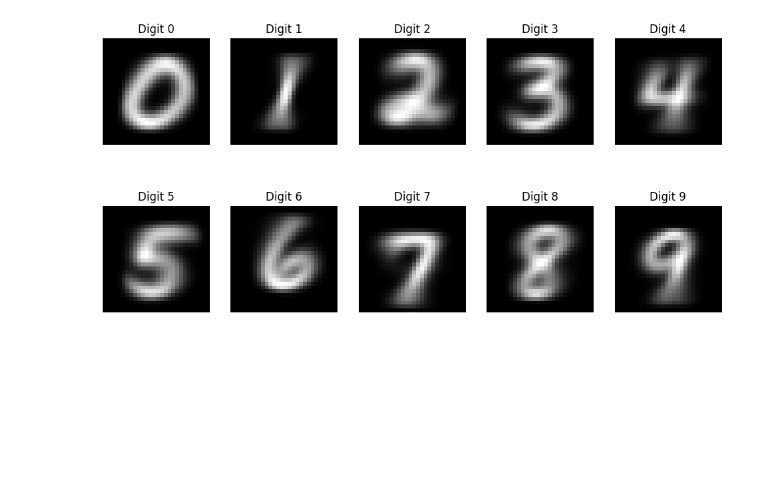
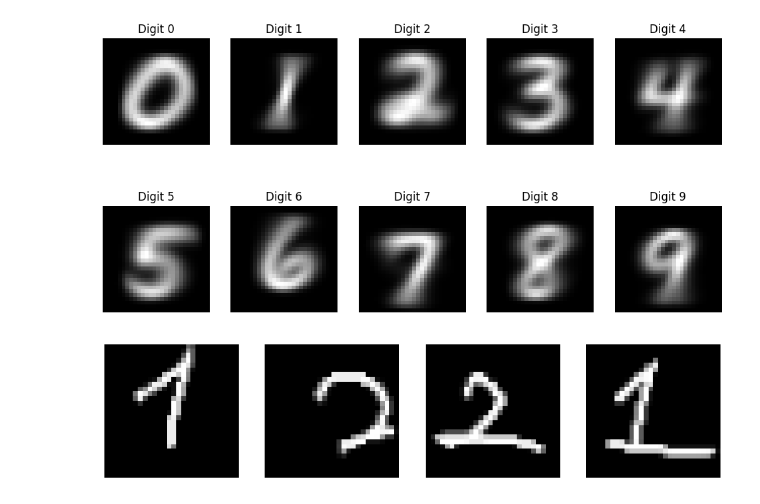
Before and after one commit to marwanG12/digit-recognizer, a Jupyter notebook: DigitRecognizer.ipynb, the cells around one changed output. Drawn from its saved outputs; the diff is of its cells as text; code cells hidden in the pictures; blank space fills up the shorter version.

Commit message:
Affichage des dessins des utilisateurs

```diff
--- a/DigitRecognizer.ipynb
+++ b/DigitRecognizer.ipynb
@@ -19,22 +19,30 @@ from tensorflow.keras import layers
 
 from keras.datasets import mnist
 # %%
-
 # Connexion à la base de données MongoDB
 client = MongoClient("mongodb://localhost:27017")
 db = client["DigitRecognizer"]
 train_collection_name = "train"
 test_collection_name = "test"
+drawings_collection_name = "drawings"
+
 
 # Récupération des données d'entraînement et de test
 train_cursor = db[train_collection_name].find()
 test_cursor = db[test_collection_name].find()
+drawings_cursor = db[drawings_collection_name].find()
+
 
 # Conversion des données en DataFrames pandas
 train_data = pd.DataFrame(list(train_cursor), columns=["label"] + [f"pixel{i}" for i in range(784)])
 
 test_data = pd.DataFrame(list(test_cursor), columns=[f"pixel{i}" for i in range(784)])
 
+drawings_data = pd.DataFrame(list(drawings_cursor), columns=["prediction"] + ["pixels"])
+
+
+
+
 #Ferme la connexion à Mongo
 client.close()
 # %%
@@ -160,3 +152,29 @@ for i in range(10):
 plt.show()
 # %% [output]
 [figure]
+# %%
+
+# Afficher les dessins avec les prédictions
+plt.figure(figsize=(12, 6))
+num_drawings_to_display = min(10, len(drawings_data))  # Assurez-vous de ne pas dépasser la taille du DataFrame
+
+for i in range(num_drawings_to_display):
+    plt.subplot(2, 5, i + 1)
+
+    # Extraction des pixels du dessin depuis la colonne "pixels"
+    pixels = drawings_data["pixels"].iloc[i]  # Utilisez "iloc" pour accéder à la ligne par son indice
+    pixels_array = np.array(pixels).reshape(28, 28)
+
+    # Affichage de l'image
+    plt.imshow(pixels_array, cmap='gray')
+
+    # Si vous avez une colonne "label", vous pouvez également afficher l'étiquette réelle
+    true_label = drawings_data["label"].iloc[i] if "label" in drawings_data.columns else "N/A"
+
+    # Affichage des étiquettes (true et prédite)
+    predicted_label = drawings_data["prediction"].iloc[i]
+    plt.axis('off')
+
+plt.show()
+# %% [output]
+[figure, added]
```
Also changed, not shown: parts of 1 cell of this notebook.
